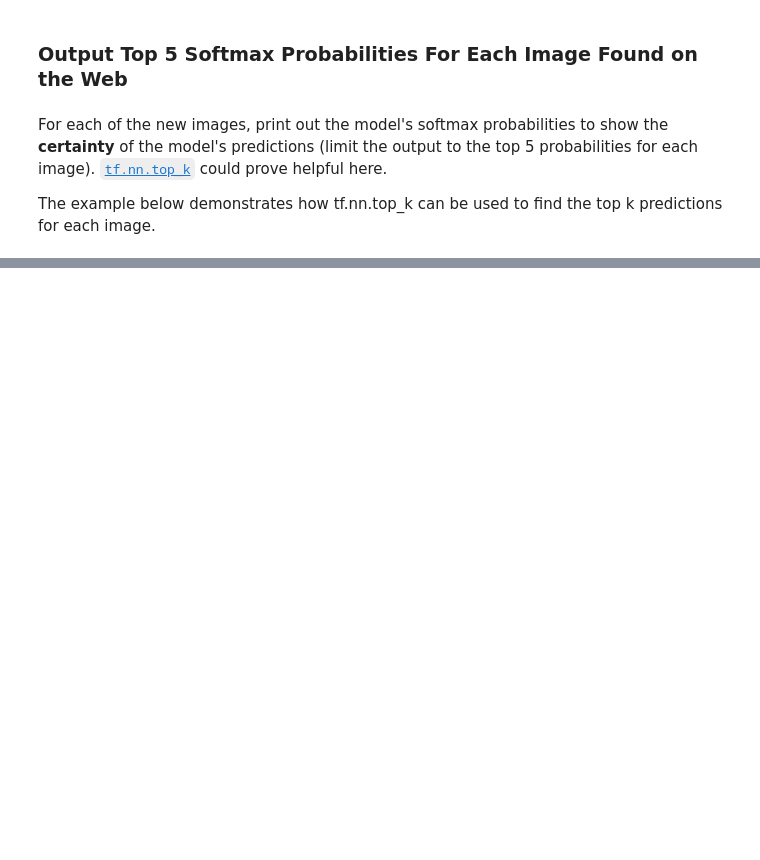
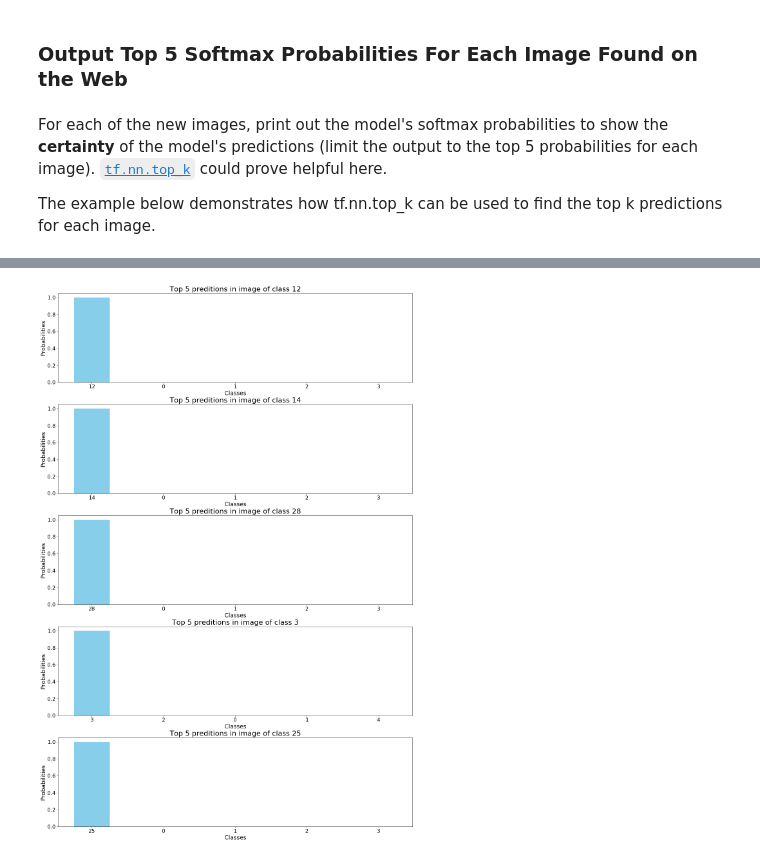
Before and after one commit to juandarr/German-traffic-sign-classifier, a Jupyter notebook: Traffic_Sign_Classifier.ipynb, the cells around one changed output, grey strips where cells are left out. Cells and saved outputs as stored; diff of their text form; code cells hidden in the pictures; blank space fills up the shorter version.

```diff
--- a/Traffic_Sign_Classifier.ipynb
+++ b/Traffic_Sign_Classifier.ipynb
@@ -886,6 +862,7 @@ keep_prob2 = 1
 
 with tf.Session() as sess:
     saver.restore(sess, tf.train.latest_checkpoint('.'))
-    test_accuracy = evaluate(X_test_gray, y_test)
+    #saver.restore(sess, tf.train.latest_checkpoint('.'))
+    test_accuracy = evaluate(X_test_pp, y_test)
     print("Test Accuracy = {:.3f}%".format(test_accuracy*100))
     sess.close()
@@ -1021,6 +1009,6 @@ def softmax(X_data):
 with tf.Session() as sess:
     saver.restore(sess, tf.train.latest_checkpoint('.'))
 
-    values = softmax(ext_test)
+    values = softmax(im_array_pp)
     print("Top 5 values per image= {}".format(values))
     sess.close()
@@ -1027,27 +1031,31 @@ with tf.Session() as sess:
 # %%
 import numpy as np
 import matplotlib.pyplot as plt
 
 width = 0.5  # the width of the bars
 
-fig, ax = plt.subplots(5,1, sharey='row', figsize=(15,30))
+fig, ax = plt.subplots(5,1, sharey='row', figsize=(18,25))
 
 for j in range(5):
     ind = np.arange(len(values.values[j]))  # the x locations for the groups
     ax[j].bar(ind, values.values[j], width,
                     color='SkyBlue')
     #rects2 = ax.bar(ind + width/2, women_means, width, yerr=women_std,
     #                color='IndianRed', label='Women')
 
     # Add some text for labels, title and custom x-axis tick labels, etc.
-    ax[j].set_ylabel('Probabilities')
-    ax[j].set_title('Classes')
+    ax[j].set_ylabel('Probabilities', fontsize=18)
+    ax[j].set_xlabel('Classes', fontsize=18)
     ax[j].set_xticks(ind)
     ax[j].set_xticklabels((str(values.indices[j][0]), str(values.indices[j][1]), str(values.indices[j][2]), str(values.indices[j][3]), str(values.indices[j][4])))
-    ax[j].set_title('Top 5 preditions in image of class {}'.format(y_images[j]))
-    ax[j].legend()
+    ax[j].set_title('Top 5 preditions in image of class {}'.format(y_images[j]), fontsize=22)
+    ax[j].tick_params(labelsize=16)
 
+plt.subplots_adjust(top=0.92, bottom=0.0, left=0.10, right=0.95, hspace=0.25,
+                    wspace=0.35)
 plt.show()
+# %% [output]
+[figure, added]
 # %% [markdown]
 ---
 
```
Also changed, not shown: parts of 27 cells of this notebook, 3 other files.
